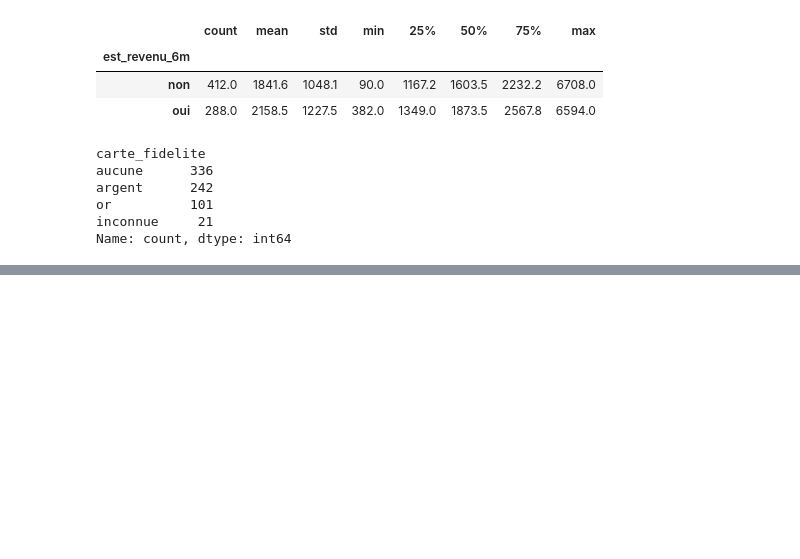
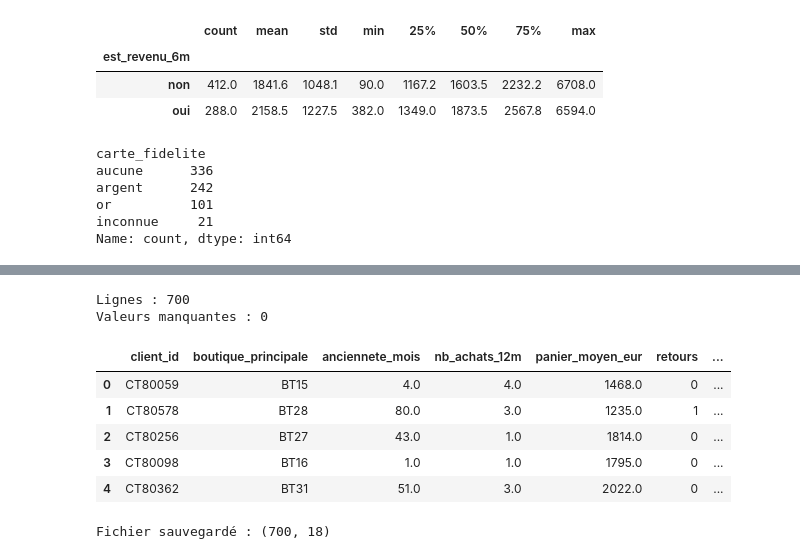
Before and after one commit to Youcef501/datamining-saint-honore, a Jupyter notebook: notebooks/00_audit_nettoyage.ipynb, the cells around one changed output, grey strips where cells are left out. Cells and saved outputs as stored; diff of their text form; code cells hidden in the pictures; blank space fills up the shorter version.

Commit message:
Étape 0 terminée : data/clean/clients_clean.csv (700 clients + infos boutique)

```diff
--- a/notebooks/00_audit_nettoyage.ipynb
+++ b/notebooks/00_audit_nettoyage.ipynb
@@ -220,0 +283,32 @@ Name: count, dtype: int64
+# %%
+pays_ville = {
+    "Cannes": "France", "Paris": "France", "Bordeaux": "France",
+    "Dubaï": "EAU", "Séoul": "Corée", "Shanghai": "Chine",
+    "Genève": "Suisse", "New York": "USA", "Londres": "Royaume-Uni",
+}
+boutiques["pays_boutique"] = boutiques["ville"].map(pays_ville)
+
+clients_clean = clients.merge(boutiques, left_on="boutique_principale",
+                              right_on="boutique_id", how="left")
+clients_clean = clients_clean.drop(columns="boutique_id")
+
+print("Lignes :", len(clients_clean))
+print("Valeurs manquantes :", clients_clean.isna().sum().sum())
+clients_clean.head()
+# %% [output]
+Lignes : 700
+Valeurs manquantes : 0
+|  | client_id | boutique_principale | anciennete_mois | nb_achats_12m | panier_moyen_eur | retours | ... |
+| 0 | CT80059 | BT15 | 4.0 | 4.0 | 1468.0 | 0 | ... |
+| 1 | CT80578 | BT28 | 80.0 | 3.0 | 1235.0 | 1 | ... |
+| 2 | CT80256 | BT27 | 43.0 | 1.0 | 1814.0 | 0 | ... |
+| 3 | CT80098 | BT16 | 1.0 | 1.0 | 1795.0 | 0 | ... |
+| 4 | CT80362 | BT31 | 51.0 | 3.0 | 2022.0 | 0 | ... |
+# %%
+clients_clean["nb_achats_12m"] = clients_clean["nb_achats_12m"].astype(int)
+clients_clean["anciennete_mois"] = clients_clean["anciennete_mois"].astype(int)
+
+clients_clean.to_csv("../data/clean/clients_clean.csv", index=False)
+print("Fichier sauvegardé :", clients_clean.shape)
+# %% [output]
+Fichier sauvegardé : (700, 18)
```
Also changed, not shown: parts of 3 cells of this notebook, 1 other file.
